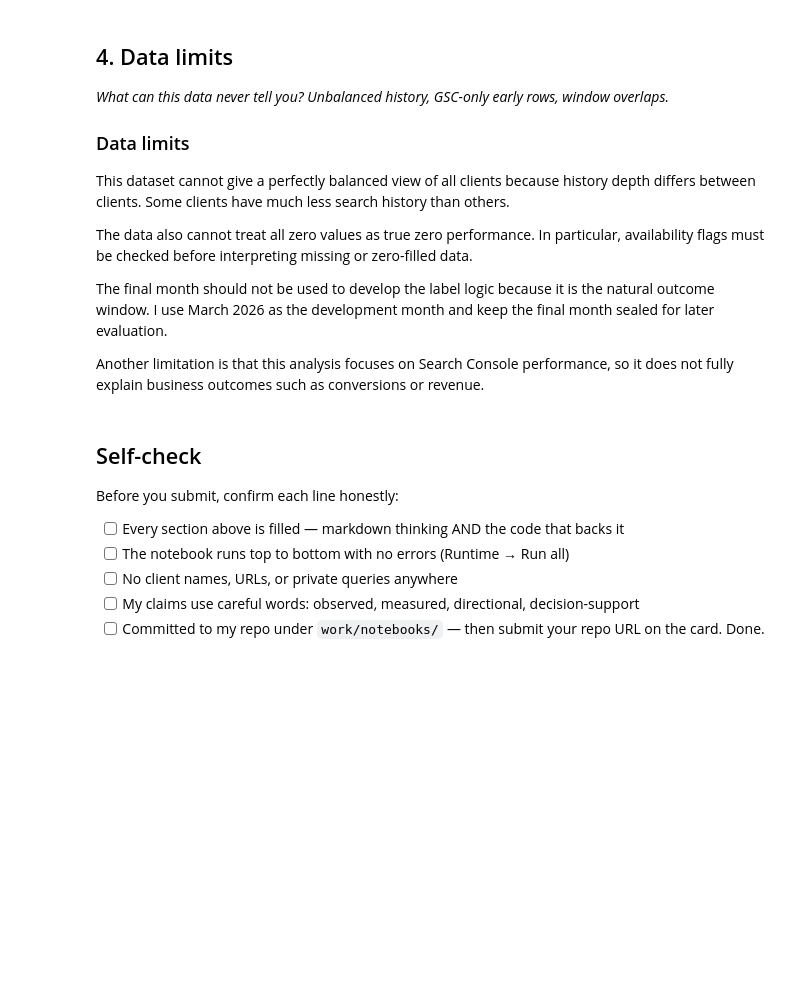
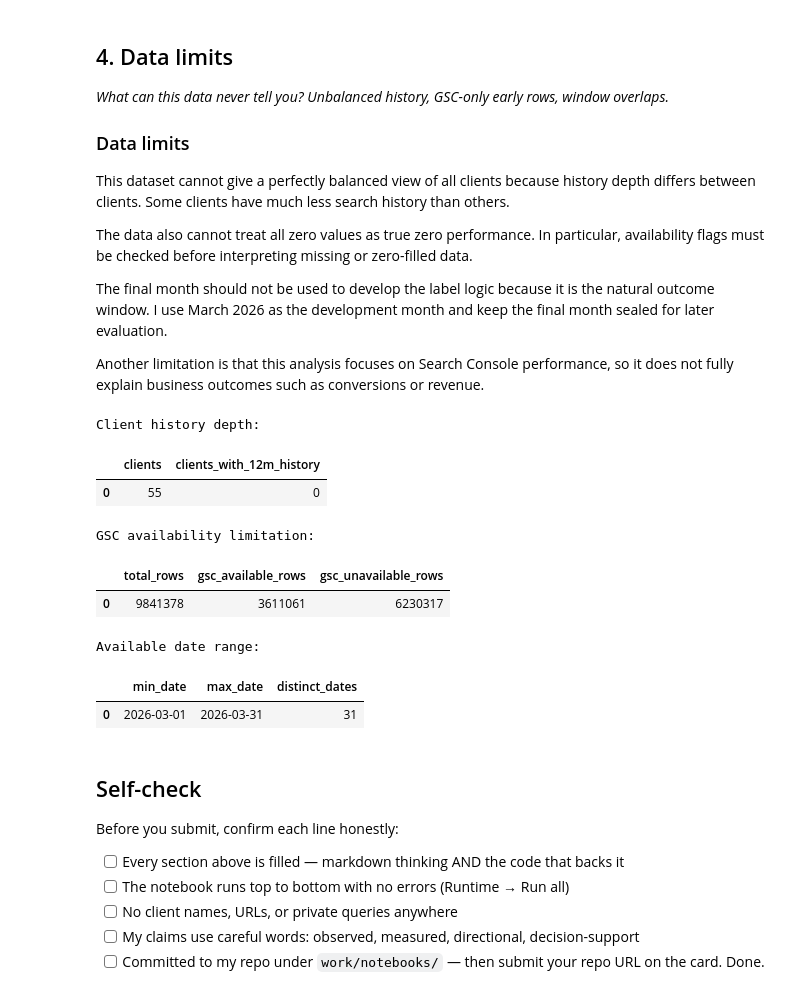
Before and after one commit to furkankumrudev/flyrank-ml-internship, a Jupyter notebook: work/notebooks/w03_data_contract.ipynb, the cells around one changed output. Drawn from its saved outputs; the diff is of its cells as text; code cells hidden in the pictures; blank space fills up the shorter version.

```diff
--- a/work/notebooks/w03_data_contract.ipynb
+++ b/work/notebooks/w03_data_contract.ipynb
@@ -162,6 +183,64 @@ Another limitation is that this analysis focuses on Search Console performance,
 # %%
 # This cell is for CODE (numbers, a query, a check).
 # Write your text answer in the cell ABOVE this one — typing sentences here breaks Run All.
+
+# Check the main data limitations described above
+
+# 1. Client history depth
+history_check = con.sql(f"""
+SELECT
+    COUNT(DISTINCT client_hash_id) AS clients,
+    COUNT(DISTINCT CASE
+        WHEN report_date <= DATE '2026-03-01' - INTERVAL 365 DAY
+        THEN client_hash_id
+    END) AS clients_with_12m_history
+FROM {fact_daily}
+""").df()
+
+print("Client history depth:")
+display(history_check)
+
+
+# 2. GSC-only / unavailable rows
+availability_check = con.sql(f"""
+SELECT
+    COUNT(*) AS total_rows,
+    COUNT(*) FILTER (
+        WHERE gsc_data_available IS TRUE
+    ) AS gsc_available_rows,
+    COUNT(*) FILTER (
+        WHERE gsc_data_available IS NOT TRUE
+    ) AS gsc_unavailable_rows
+FROM {fact_daily}
+WHERE report_date >= DATE '2026-03-01'
+  AND report_date < DATE '2026-04-01'
+""").df()
+
+print("GSC availability limitation:")
+display(availability_check)
+
+
+# 3. Final month is separated from the development month
+window_check = con.sql(f"""
+SELECT
+    MIN(report_date) AS min_date,
+    MAX(report_date) AS max_date,
+    COUNT(DISTINCT report_date) AS distinct_dates
+FROM {fact_daily}
+""").df()
+
+print("Available date range:")
+display(window_check)
+# %% [output]
+Client history depth:
+|  | clients | clients_with_12m_history |
+| 0 | 55 | 0 |
+GSC availability limitation:
+|  | total_rows | gsc_available_rows | gsc_unavailable_rows |
+| 0 | 9841378 | 3611061 | 6230317 |
+Available date range:
+|  | min_date | max_date | distinct_dates |
+| 0 | 2026-03-01 | 2026-03-31 | 31 |
 # %% [markdown]
 ## Self-check
 
```
Also changed, not shown: parts of 1 cell of this notebook.
